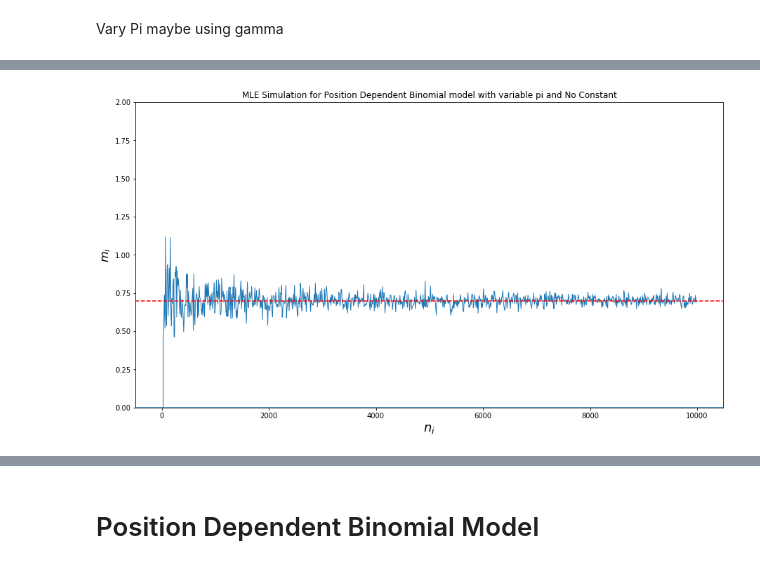
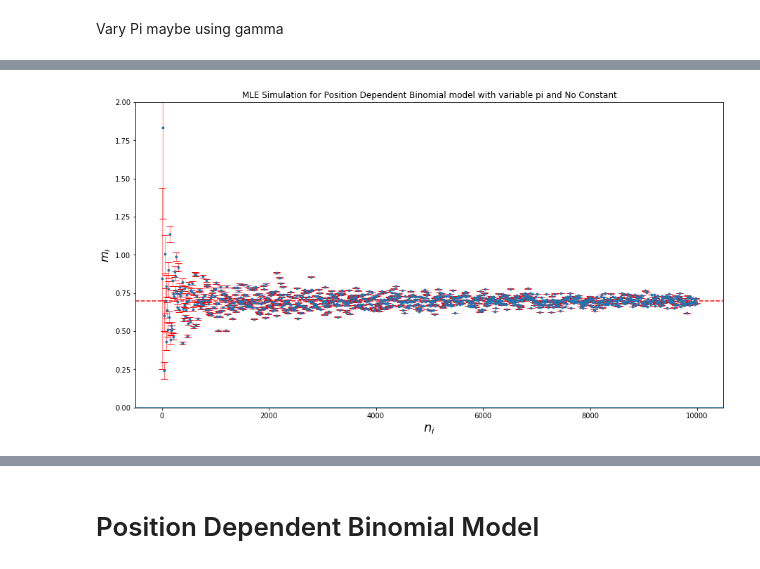
Before and after one commit to kod5kod/RandomResearch, a Jupyter notebook: deamination_estimator_simulation_20200403.ipynb, the cells around one changed output, grey strips where cells are left out. Saved outputs shown, nothing was run; the diff lists cells and outputs as text; code cells hidden in the pictures.

```diff
--- a/deamination_estimator_simulation_20200403.ipynb
+++ b/deamination_estimator_simulation_20200403.ipynb
@@ -58,21 +64,29 @@ max_n_i = 10000
 m_i = 0.7
 pi = 0.2
 n_i = 30
+# %%
+# Second Order Condition:
+def SOC_binom(ti,pi, m_i, n_i):
+    return -(t_i/(m_i**2)).sum()-(((n_i-t_i)*(pi**2))/(1-pi*m_i)**2).sum()
 # %%
 # Sampling datapoints:
 est_list = []
+sd_list = []
 rng = range(10,max_n_i,10)
 for i in rng:
     # USING BINOMIAL MLE:
-    est_list.append(np.random.binomial(1,pi*m_i,i).sum()/(i*pi))
+    t_i = np.random.binomial(1,pi*m_i,i)
+    est_list.append(t_i.sum()/(i*pi))
+    sd_list.append(1/(-SOC_binom(t_i,pi, m_i, i)))
 # Plotting simulation:
 fig = plt.figure(figsize = (15,8))
 ax = fig.add_subplot(111)
 ax.plot(list(rng),est_list,)
+#ax.errorbar(list(rng), est_list, sd_list, linestyle='-', marker='.',capsize=5,ecolor = 'red',elinewidth = 0.5,capthick = 1,lw=1)
 ax.axhline(y=m_i, color = 'red', ls='--',lw=1)
 ax.set_title('MLE Simulation for simple Binomial model')
 plt.xlabel('$n_i$', fontsize=18)
 plt.ylabel('$m_i$', fontsize=16)
-plt.ylim([0,2])
+#plt.ylim([0,2])
 plt.show()
 # %% [output]
@@ -117,6 +166,15 @@ def FOC_noConstant(M_i,n_i,pi_i):
     oneMinusTheta = np.array([1]*n_i)-pi_i*M_i
     B = ((oneMinusT*pi_i)/(oneMinusTheta)).sum()
     return (A-B)
+# MLE with no constant:
+def square(list):
+    return map(lambda x: x ** 2, list)
+def SOC_noConstant(M_i,n_i,pi_i):
+    A = ((t_i*(pi_i**2))/(pi_i*M_i)**2).sum()
+    oneMinusT = np.array([1]*n_i)-np.array(t_i)
+    oneMinusTheta = np.array([1]*n_i)-pi_i*M_i
+    B = ((oneMinusT*(pi_i**2))/(oneMinusTheta)**2).sum()
+    return (-A-B)
 # %%
 
 # Define the expression whose roots we want to find:
@@ -164,16 +227,20 @@ pi_i = 0.2 # fixed pi
 t = time.time()
 # Plotting the simulation per coverage size:
 est_list = []
+sd_list = []
 rng = range(10,max_n_i,10)
 for i in rng:
     t_i = np.random.binomial(1,pi_i*m_i,i)
     solution = fsolve(FOC_noConstant, m_i_initial_guess,args=(i,pi_i))[0]
     est_list.append(solution)
+    sd_list.append(1/(-SOC_noConstant(solution,i,pi_i)))
 print('Elapsed (seconds): {:,}'.format(round(time.time() - t,2)))
 # Plotting simulation:
 fig = plt.figure(figsize = (15,8))
 ax = fig.add_subplot(111)
-ax.plot(list(rng),est_list,lw=1)
+#ax.plot(list(rng),est_list,lw=1)
+ax.errorbar(list(rng), est_list, sd_list, linestyle='', marker='.',capsize=5,ecolor = 'red',elinewidth = 0.5,capthick = 1,lw=1)
+
 ax.axhline(y=m_i, color = 'red', ls='--')
 ax.set_title('MLE Simulation for Position Dependent Binomial model with Fixed pi and No Constant')
 plt.xlabel('$n_i$', fontsize=18)
@@ -238,6 +317,7 @@ scale =  0.1 #gamma
 t = time.time()
 # Plotting the simulation per coverage size:
 est_list = []
+sd_list = []
 rng = range(10,max_n_i,10)
 for i in rng:
     pi_i = np.random.gamma(shape, scale, i)
@@ -247,11 +327,13 @@ for i in rng:
     solution = fsolve(FOC_noConstant, m_i_initial_guess,args=(i,pi_i))[0]
     #solution = sp.optimize.brentq(FOC_noConstant,a = 1e-40, b = 1-1e-40,args=(i,pi_i))
     est_list.append(solution)
+    sd_list.append(1/(-SOC_noConstant(solution,i,pi_i)))
 print('Elapsed (seconds): {:,}'.format(round(time.time() - t,2)))
 # Plotting simulation:
 fig = plt.figure(figsize = (15,8))
 ax = fig.add_subplot(111)
-ax.plot(list(rng),est_list,lw = 1)
+#ax.plot(list(rng),est_list,lw = 1)
+ax.errorbar(list(rng), est_list, sd_list, linestyle='', marker='.',capsize=5,ecolor = 'red',elinewidth = 0.5,capthick = 1)
 ax.axhline(y=m_i, color = 'red', ls='--')
 ax.set_title('MLE Simulation for Position Dependent Binomial model with variable pi and No Constant')
 plt.xlabel('$n_i$', fontsize=18)
@@ -264 +346 @@ Elapsed (seconds): 8.44
-[figure, old version]
+[figure, new version]
```
Also changed, not shown: parts of 22 cells of this notebook, 2 other files.
